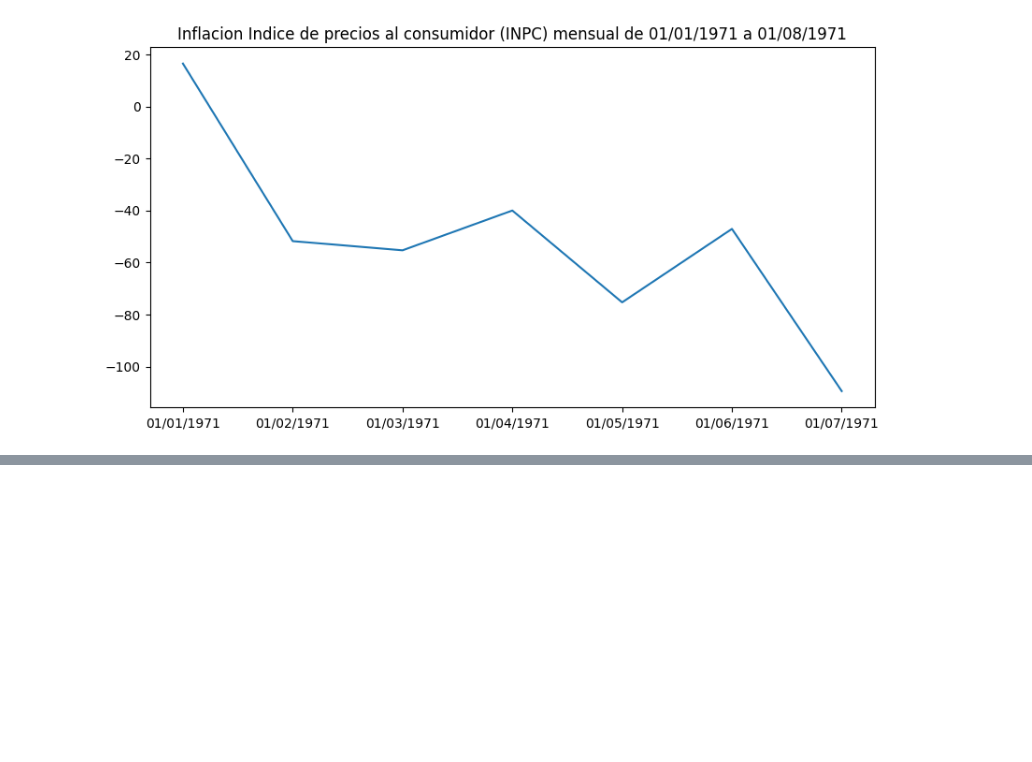
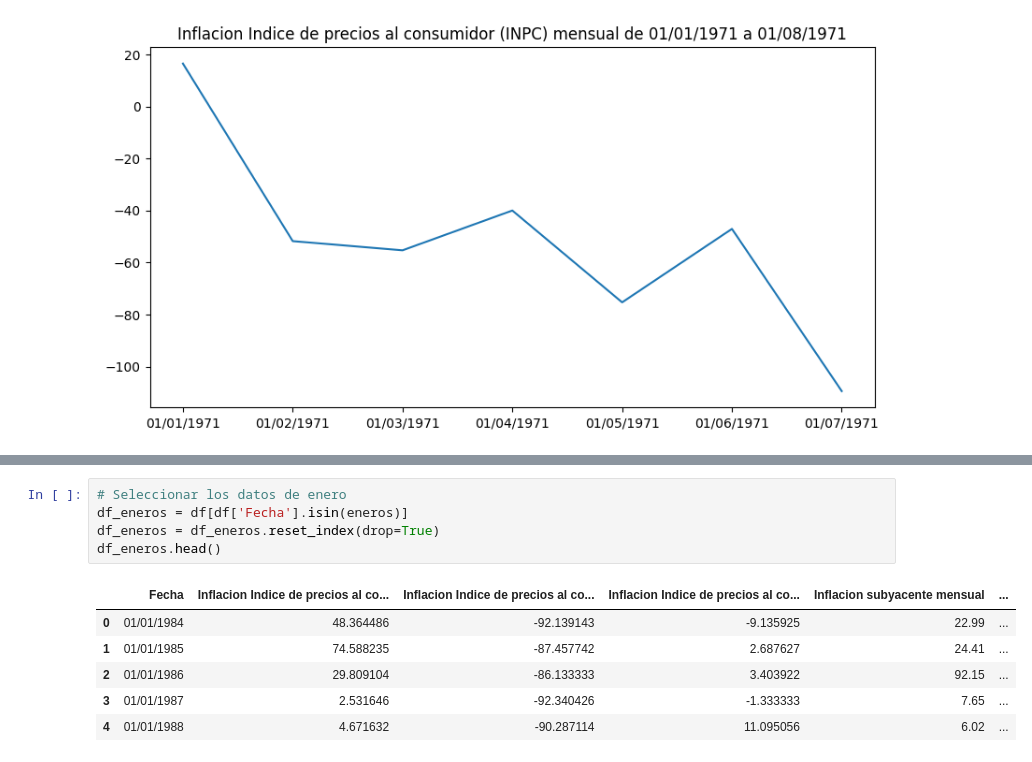
Before and after one commit to NataliaPerez08/Proyecto-Redes-Neuronales, a Jupyter notebook: proyecto.ipynb, the cells around one changed output, grey strips where cells are left out. Drawn from its saved outputs; the diff is of its cells as text; blank space fills up the shorter version.

```diff
--- a/proyecto.ipynb
+++ b/proyecto.ipynb
@@ -69,0 +78,12 @@ Inflacion no subyacente acumulada en el año
+# %%
+# Seleccionar los datos de enero
+df_eneros = df[df['Fecha'].isin(eneros)]
+df_eneros = df_eneros.reset_index(drop=True)
+df_eneros.head()
+# %% [output]
+|  | Fecha | Inflacion Indice de precios al co... | Inflacion Indice de precios al co... | Inflacion Indice de precios al co... | Inflacion subyacente mensual | ... |
+| 0 | 01/01/1984 | 48.364486 | -92.139143 | -9.135925 | 22.99 | ... |
+| 1 | 01/01/1985 | 74.588235 | -87.457742 | 2.687627 | 24.41 | ... |
+| 2 | 01/01/1986 | 29.809104 | -86.133333 | 3.403922 | 92.15 | ... |
+| 3 | 01/01/1987 | 2.531646 | -92.340426 | -1.333333 | 7.65 | ... |
+| 4 | 01/01/1988 | 4.671632 | -90.287114 | 11.095056 | 6.02 | ... |
```
Also changed, not shown: parts of 11 cells of this notebook.
